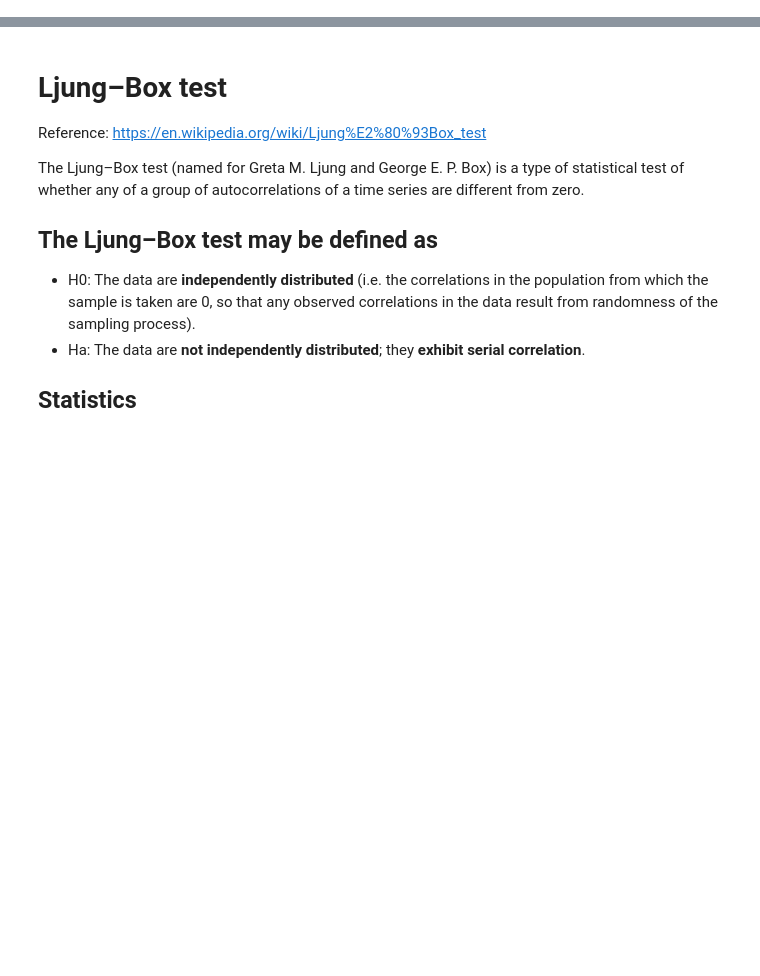
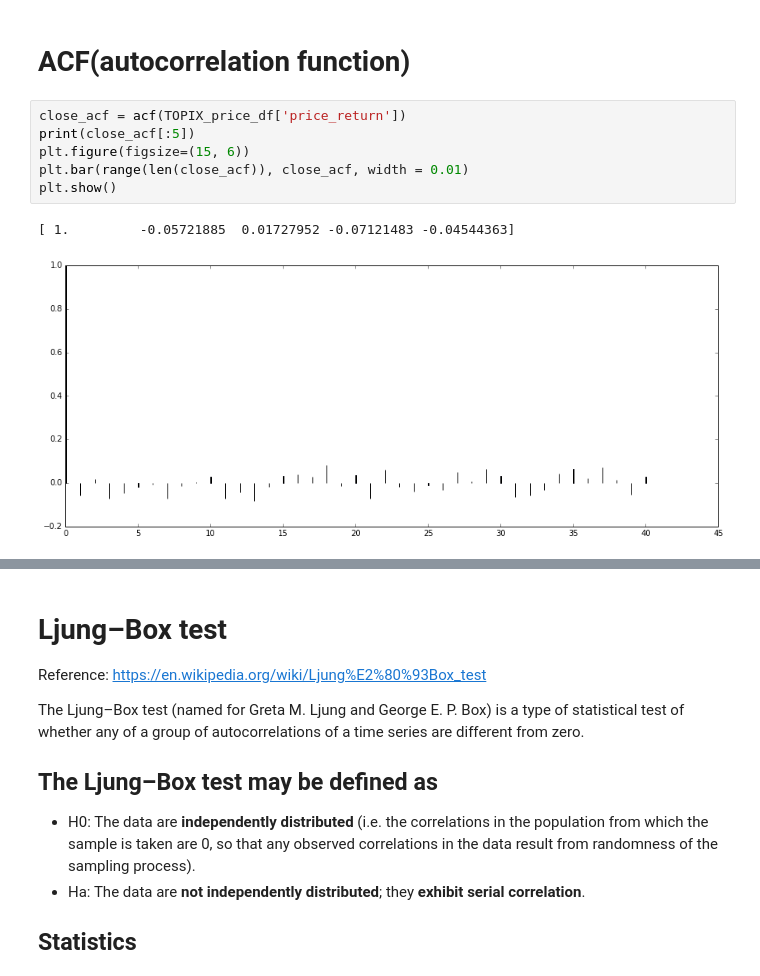
Before and after one commit to Hitoshi-Nakanishi/TimeSeries, a Jupyter notebook: TimeSeries.ipynb, the cells around one changed output, grey strips where cells are left out. Saved outputs shown, nothing was run; the diff lists cells and outputs as text; blank space fills up the shorter version.

```diff
--- a/TimeSeries.ipynb
+++ b/TimeSeries.ipynb
@@ -21,0 +33,11 @@ plt.show()
+# %% [markdown]
+# ACF(autocorrelation function)
+# %%
+close_acf = acf(TOPIX_price_df['price_return'])
+print(close_acf[:5])
+plt.figure(figsize=(15, 6))
+plt.bar(range(len(close_acf)), close_acf, width = 0.01)
+plt.show()
+# %% [output]
+[ 1.         -0.05721885  0.01727952 -0.07121483 -0.04544363]
+[figure, added]
```
Also changed, not shown: parts of 6 cells of this notebook.
